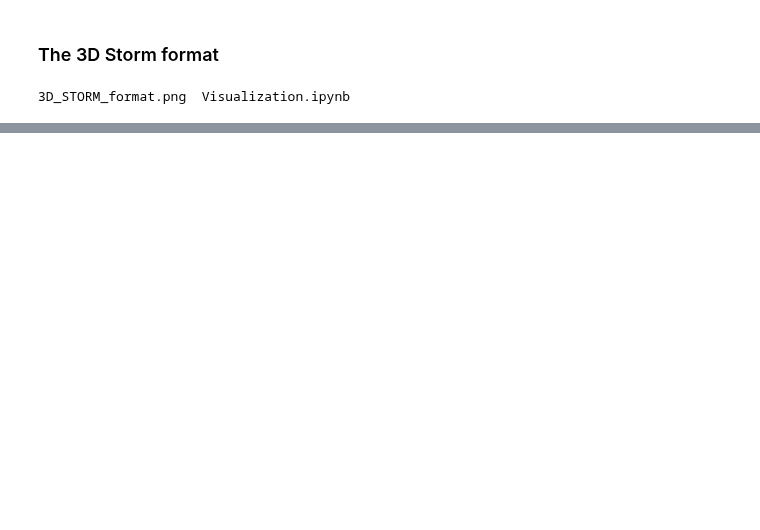
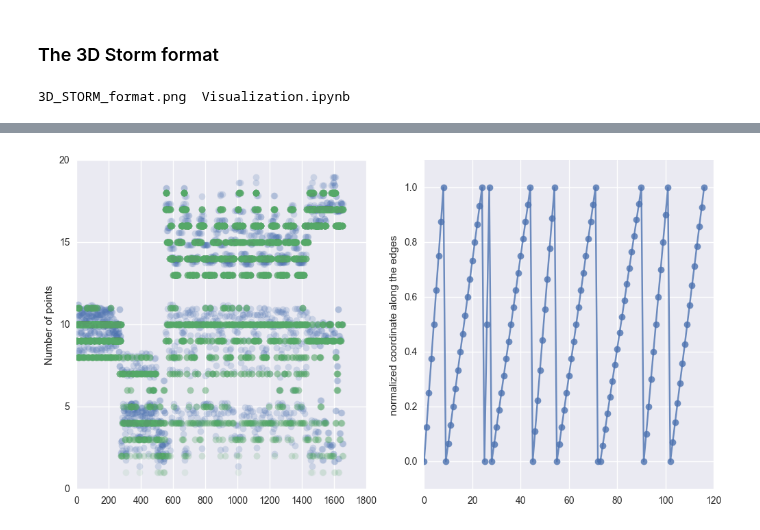
Before and after one commit to glyg/notebooks, a Jupyter notebook: tyssue/Particles export.ipynb, the cells around one changed output, grey strips where cells are left out. Saved outputs shown, nothing was run; the diff lists cells and outputs as text; code cells hidden in the pictures; blank space fills up the shorter version.

```diff
--- a/tyssue/Particles export.ipynb
+++ b/tyssue/Particles export.ipynb
@@ -129,0 +153,20 @@ XLRDError: Unsupported format, or corrupt file: Expected BOF record; found b'"fr
+# %%
+fig, (ax0, ax1) = plt.subplots(1, 2)
+
+ax0.plot(mesh.length.values/delta_s, 'o', alpha=0.2)
+ax0.plot(upcast_nij, 'o', alpha=0.1)
+ax0.set_ylabel('Number of points')
+
+e_start, e_stop = 1000, 1010
+
+p_start, p_stop = (curv_indexer[curv_indexer < e_start].size,
+                   curv_indexer[curv_indexer < e_stop].size )
+
+ax1.plot(ramps[p_start: p_stop], '-o', alpha=0.8)
+ax1.set_ylim(-0.1, 1.1)
+ax1.set_ylabel('normalized coordinate along the edges')
+
+fig.set_size_inches((12, 6))
+fig
+# %% [output]
+[figure, added]
```
Also changed, not shown: parts of 14 cells of this notebook, 1 other file.
